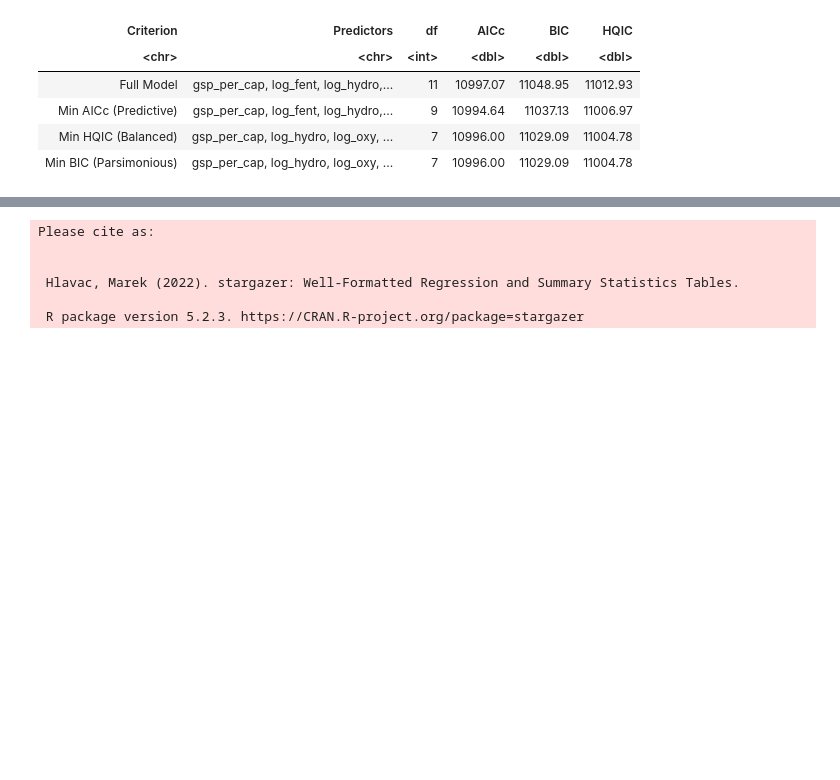
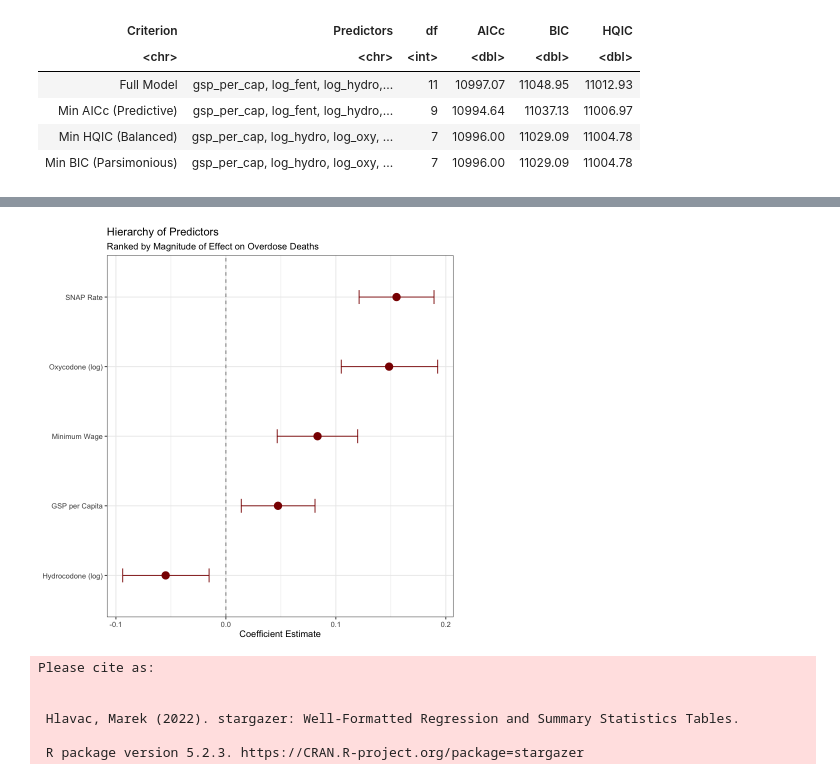
Before and after one commit to amberteetsel/opioid-crisis, a Jupyter notebook: src/neg_binom.ipynb, the cells around one changed output, grey strips where cells are left out. Saved outputs shown, nothing was run; the diff lists cells and outputs as text; code cells hidden in the pictures; blank space fills up the shorter version.

Commit message:
finalizing analysis, adding tables/plots

```diff
--- a/src/neg_binom.ipynb
+++ b/src/neg_binom.ipynb
@@ -140,3 +161,38 @@ saveRDS(model_bic, here("models", "nb_bic.rds"))
+# %%
+library(ggplot2)
+library(broom)
+library(dplyr)
+
+# clean model results
+plot_data <- tidy(model_bic, conf.int = TRUE) %>%
+  filter(term != "(Intercept)") %>%
+  mutate(term = case_when(
+    term == "snap_rate"   ~ "SNAP Rate",
+    term == "log_oxy"     ~ "Oxycodone (log)",
+    term == "min_wage"    ~ "Minimum Wage",
+    term == "log_hydro"   ~ "Hydrocodone (log)",
+    term == "gsp_per_cap" ~ "GSP per Capita",
+    TRUE                  ~ term # Keep original name if no match
+  ))
+
+# sort and plot
+plot_data_sorted <- plot_data %>%
+  arrange(desc(estimate))
+
+ggplot(plot_data_sorted, aes(x = reorder(term, estimate), y = estimate)) +
+  geom_hline(yintercept = 0, linetype = "dashed", color = "gray50") +
+  geom_errorbar(aes(ymin = conf.low, ymax = conf.high), width = 0.2, color = "darkred") +
+  geom_point(size = 4, color = "darkred") +
+  coord_flip() +
+  labs(title = "Hierarchy of Predictors",
+       subtitle = "Ranked by Magnitude of Effect on Overdose Deaths",
+       x = NULL, y = "Coefficient Estimate") +
+  theme_bw()
+
+ggsave(here("results", "coefficient_ci_plot.png"), width = 8,
+       height = 6, dpi = 300)
+# %% [output]
+[figure, added]
 # %%
 library(MASS)
 
```
Also changed, not shown: parts of 9 cells of this notebook, 8 other files.
